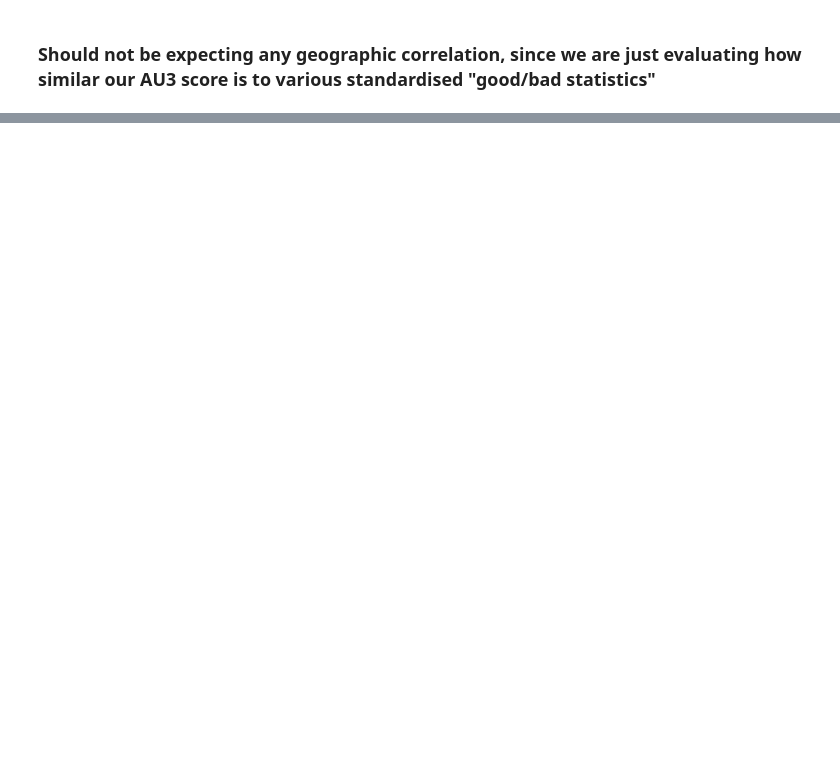
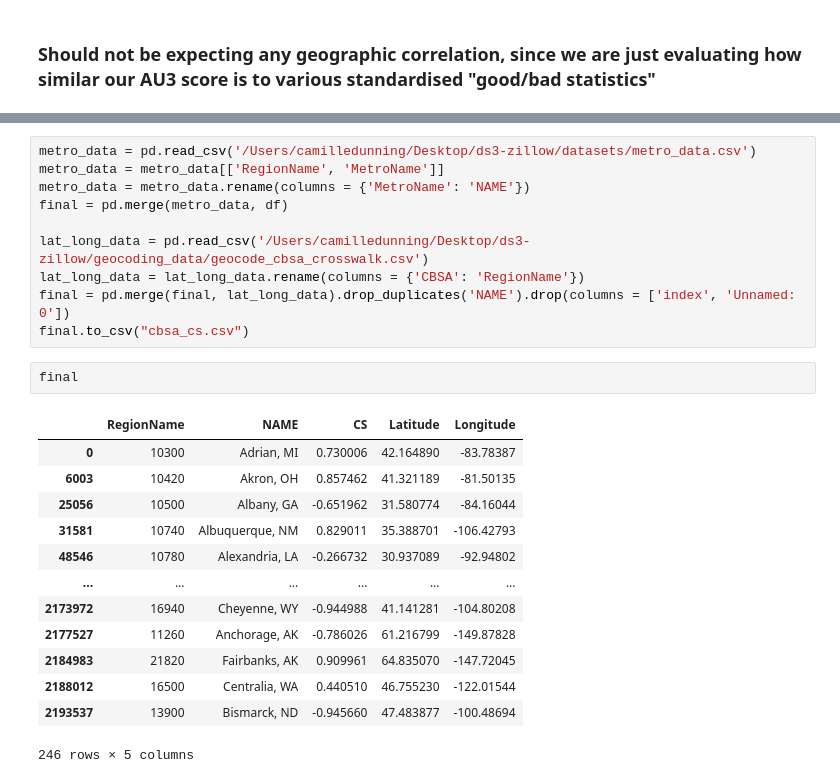
Before and after one commit to agupta01/ds3-zillow, a Jupyter notebook: geographic_eda/cosine_similarity.ipynb, the cells around one changed output, grey strips where cells are left out. Saved outputs shown, nothing was run; the diff lists cells and outputs as text; blank space fills up the shorter version.

```diff
--- a/geographic_eda/cosine_similarity.ipynb
+++ b/geographic_eda/cosine_similarity.ipynb
@@ -211,0 +235,26 @@ sns.heatmap(vals, center = 0.75, yticklabels=False)
+# %%
+metro_data = pd.read_csv('/Users/camilledunning/Desktop/ds3-zillow/datasets/metro_data.csv')
+metro_data = metro_data[['RegionName', 'MetroName']]
+metro_data = metro_data.rename(columns = {'MetroName': 'NAME'})
+final = pd.merge(metro_data, df)
+
+lat_long_data = pd.read_csv('/Users/camilledunning/Desktop/ds3-zillow/geocoding_data/geocode_cbsa_crosswalk.csv')
+lat_long_data = lat_long_data.rename(columns = {'CBSA': 'RegionName'})
+final = pd.merge(final, lat_long_data).drop_duplicates('NAME').drop(columns = ['index', 'Unnamed: 0'])
+final.to_csv("cbsa_cs.csv")
+# %%
+final
+# %% [output]
+|  | RegionName | NAME | CS | Latitude | Longitude |
+| 0 | 10300 | Adrian, MI | 0.730006 | 42.164890 | -83.78387 |
+| 6003 | 10420 | Akron, OH | 0.857462 | 41.321189 | -81.50135 |
+| 25056 | 10500 | Albany, GA | -0.651962 | 31.580774 | -84.16044 |
+| 31581 | 10740 | Albuquerque, NM | 0.829011 | 35.388701 | -106.42793 |
+| 48546 | 10780 | Alexandria, LA | -0.266732 | 30.937089 | -92.94802 |
+| ... | ... | ... | ... | ... | ... |
+| 2173972 | 16940 | Cheyenne, WY | -0.944988 | 41.141281 | -104.80208 |
+| 2177527 | 11260 | Anchorage, AK | -0.786026 | 61.216799 | -149.87828 |
+| 2184983 | 21820 | Fairbanks, AK | 0.909961 | 64.835070 | -147.72045 |
+| 2188012 | 16500 | Centralia, WA | 0.440510 | 46.755230 | -122.01544 |
+| 2193537 | 13900 | Bismarck, ND | -0.945660 | 47.483877 | -100.48694 |
+246 rows × 5 columns
```
Also changed, not shown: parts of 7 cells of this notebook, 5 other files.
